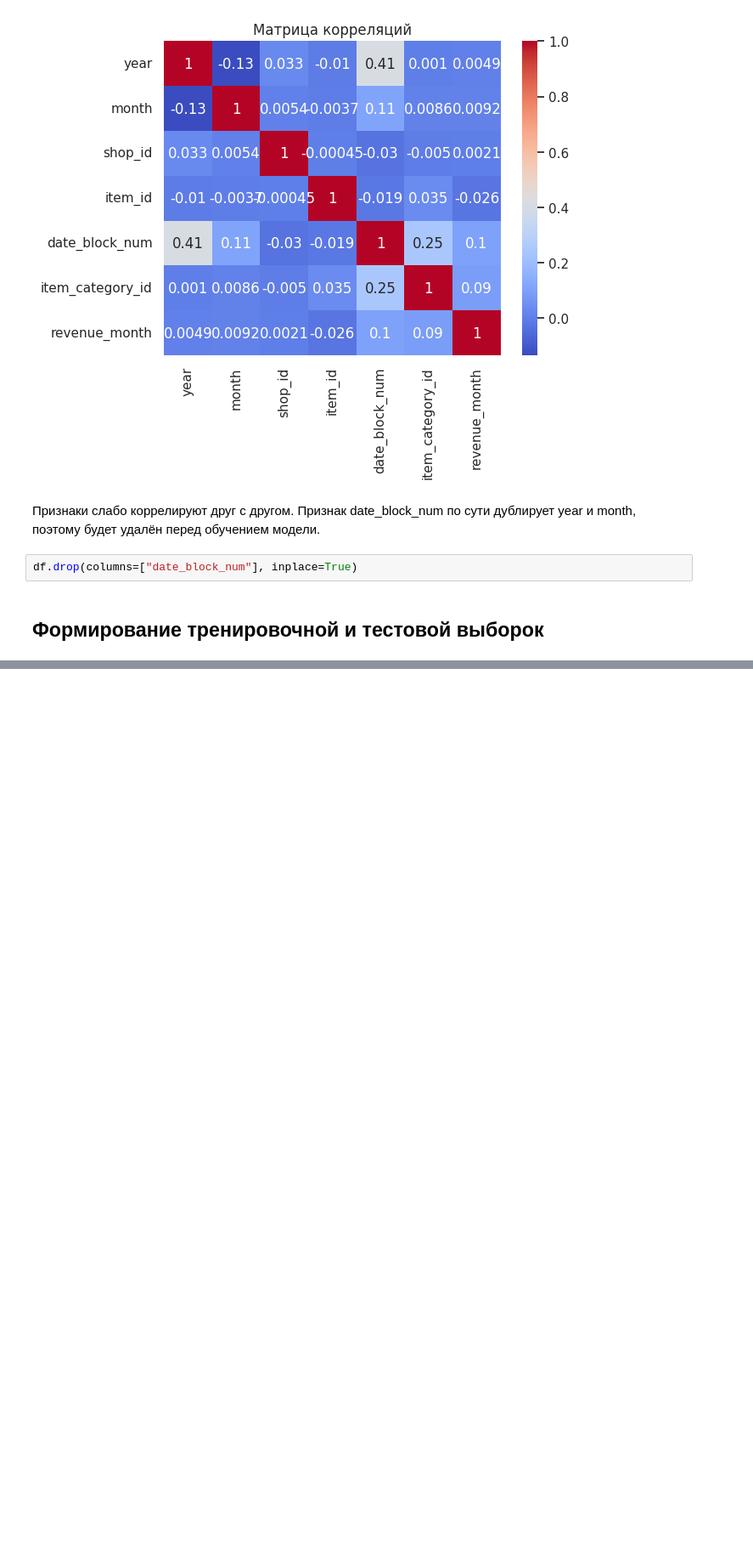
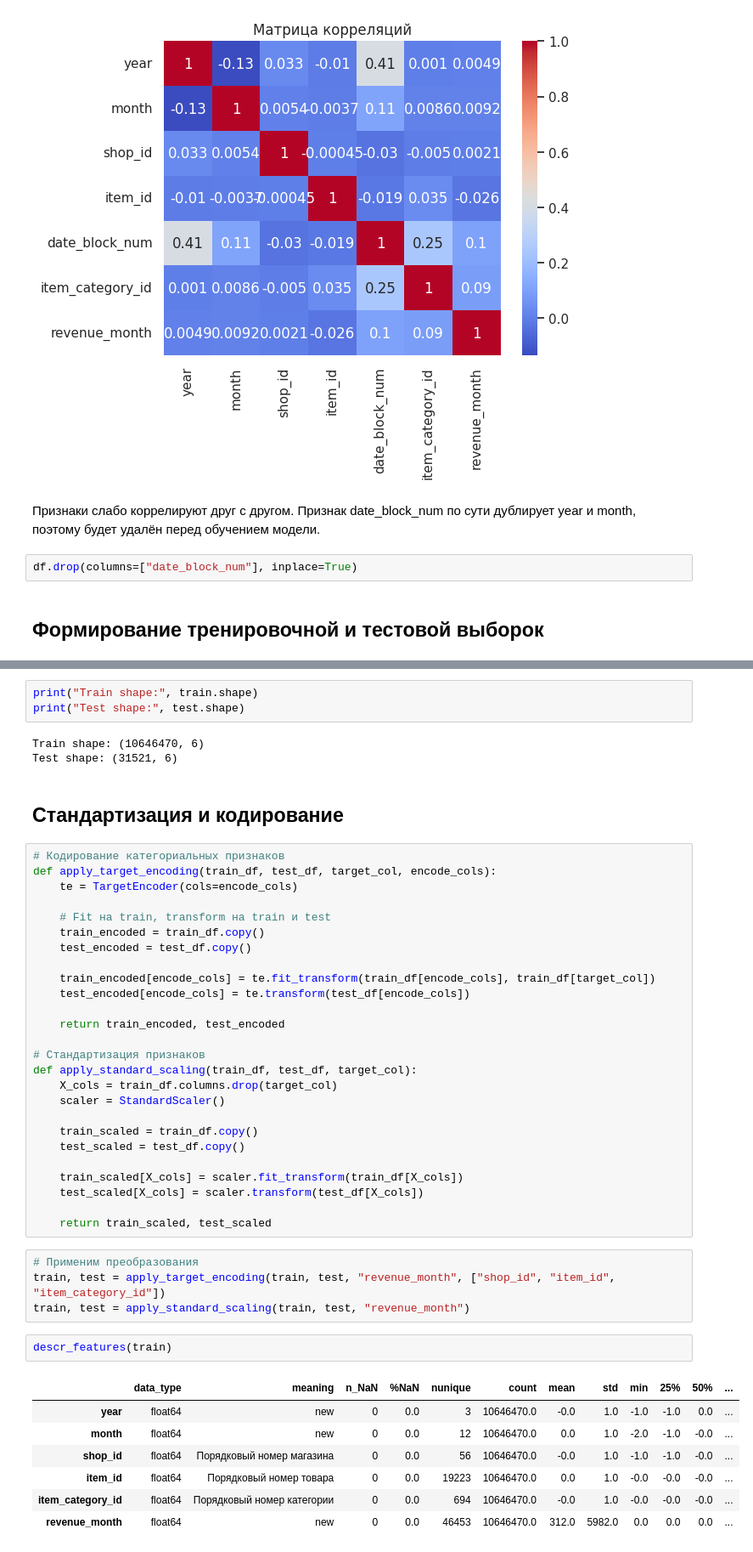
Before and after one commit to katsiarynashymchonak-trainee/ds-practice, a Jupyter notebook: QDC & EDA.ipynb, the cells around one changed output, grey strips where cells are left out. Shown at 85% size. Drawn from its saved outputs; the diff is of its cells as text; blank space fills up the shorter version.

Commit message:
Supplemented EDA with standardization

```diff
--- a/QDC & EDA.ipynb
+++ b/QDC & EDA.ipynb
@@ -580,0 +617,48 @@ X_train, X_test, y_train, y_test = train_test_split(X, y, test_size=0.2)
+# %%
+print("Train shape:", train.shape)
+print("Test shape:", test.shape)
+# %% [output]
+Train shape: (10646470, 6)
+Test shape: (31521, 6)
+# %% [markdown]
+## Cтандартизация и кодирование
+# %%
+# Кодирование категориальных признаков
+def apply_target_encoding(train_df, test_df, target_col, encode_cols):
+    te = TargetEncoder(cols=encode_cols)
+
+    # Fit на train, transform на train и test
+    train_encoded = train_df.copy()
+    test_encoded = test_df.copy()
+
+    train_encoded[encode_cols] = te.fit_transform(train_df[encode_cols], train_df[target_col])
+    test_encoded[encode_cols] = te.transform(test_df[encode_cols])
+
+    return train_encoded, test_encoded
+
+# Стандартизация признаков
+def apply_standard_scaling(train_df, test_df, target_col):
+    X_cols = train_df.columns.drop(target_col)
+    scaler = StandardScaler()
+
+    train_scaled = train_df.copy()
+    test_scaled = test_df.copy()
+
+    train_scaled[X_cols] = scaler.fit_transform(train_df[X_cols])
+    test_scaled[X_cols] = scaler.transform(test_df[X_cols])
+
+    return train_scaled, test_scaled
+# %%
+# Применим преобразования
+train, test = apply_target_encoding(train, test, "revenue_month", ["shop_id", "item_id", "item_category_id"])
+train, test = apply_standard_scaling(train, test, "revenue_month")
+# %%
+descr_features(train)
+# %% [output]
+|  | data_type | meaning | n_NaN | %NaN | nunique | count | mean | std | min | 25% | 50% | ... |
+| year | float64 | new | 0 | 0.0 | 3 | 10646470.0 | -0.0 | 1.0 | -1.0 | -1.0 | 0.0 | ... |
+| month | float64 | new | 0 | 0.0 | 12 | 10646470.0 | 0.0 | 1.0 | -2.0 | -1.0 | -0.0 | ... |
+| shop_id | float64 | Порядковый номер магазина | 0 | 0.0 | 56 | 10646470.0 | -0.0 | 1.0 | -1.0 | -1.0 | -0.0 | ... |
+| item_id | float64 | Порядковый номер товара | 0 | 0.0 | 19223 | 10646470.0 | 0.0 | 1.0 | -0.0 | -0.0 | -0.0 | ... |
+| item_category_id | float64 | Порядковый номер категории | 0 | 0.0 | 694 | 10646470.0 | -0.0 | 1.0 | -0.0 | -0.0 | -0.0 | ... |
+| revenue_month | float64 | new | 0 | 0.0 | 46453 | 10646470.0 | 312.0 | 5982.0 | 0.0 | 0.0 | 0.0 | ... |
```
Also changed, not shown: parts of 13 cells of this notebook.
